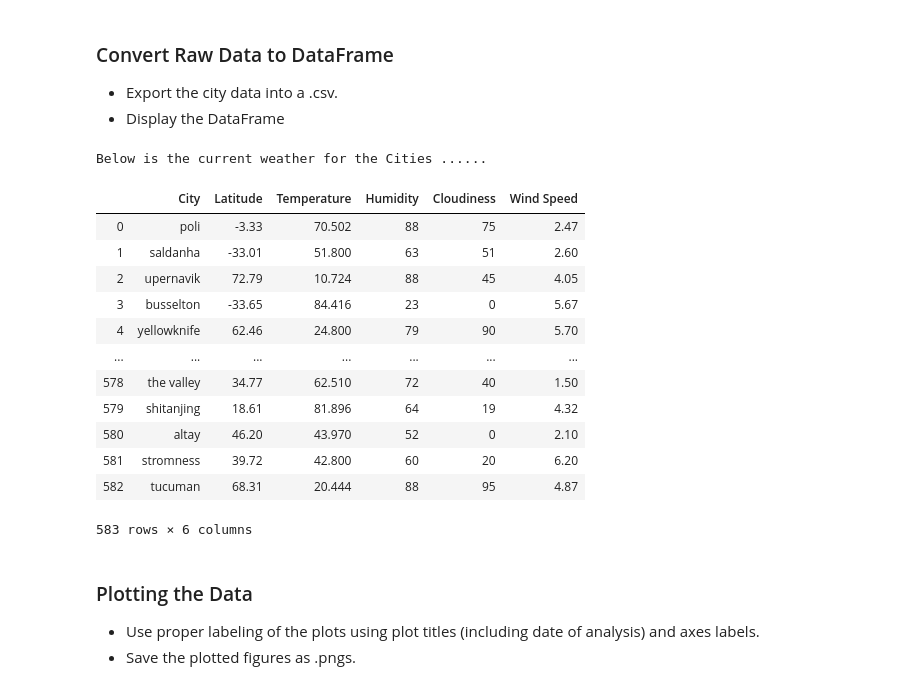
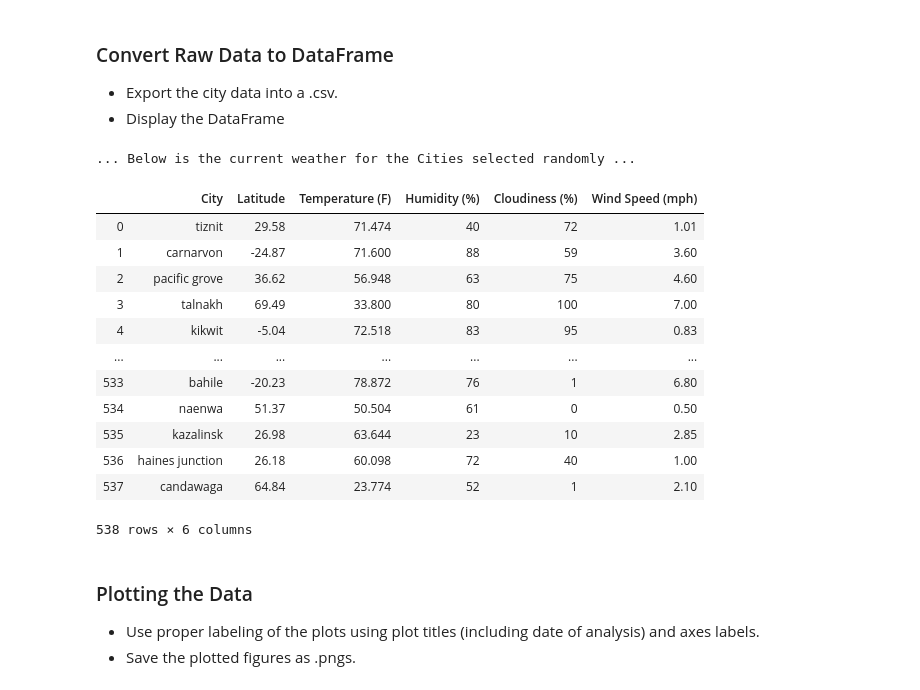
Before and after one commit to Soumya-Patil/Python-API-Challenge, a Jupyter notebook: WeatherPy/WeatherPy.ipynb, the cells around one changed output. Drawn from its saved outputs; the diff is of its cells as text; code cells hidden in the pictures.

```diff
--- a/WeatherPy/WeatherPy.ipynb
+++ b/WeatherPy/WeatherPy.ipynb
@@ -111,33 +111,33 @@ City Number : 3422683
 * Export the city data into a .csv.
 * Display the DataFrame
 # %%
-# Zip the lists of the responses
+# Zip the list of the responses
 zippedList = list(zip(cities,lat,temp,humid,cloud,w_speed))
 
 #Convert to a DataFrame and Name the Columns
-cityWeather = pd.DataFrame(zippedList, columns = ['City' , 'Latitude', 'Temperature', 'Humidity' , 'Cloudiness' , 'Wind Speed'])
+cityWeather = pd.DataFrame(zippedList, columns = ['City' , 'Latitude', 'Temperature (F)', 'Humidity (%)' , 'Cloudiness (%)' , 'Wind Speed (mph)'])
 
 # Save as a csv
 # Note to avoid any issues later, use encoding="utf-8"
 cityWeather.to_csv("city_weather.csv", encoding="utf-8", index=False)
 
-print("Below is the current weather for the Cities ......")
+print("\n\n... Below is the current weather for the Cities selected randomly ...")
 cityWeather
 # %% [output]
-Below is the current weather for the Cities ......
+... Below is the current weather for the Cities selected randomly ...
-|  | City | Latitude | Temperature | Humidity | Cloudiness | Wind Speed |
-| 0 | poli | -3.33 | 70.502 | 88 | 75 | 2.47 |
-| 1 | saldanha | -33.01 | 51.800 | 63 | 51 | 2.60 |
-| 2 | upernavik | 72.79 | 10.724 | 88 | 45 | 4.05 |
-| 3 | busselton | -33.65 | 84.416 | 23 | 0 | 5.67 |
-| 4 | yellowknife | 62.46 | 24.800 | 79 | 90 | 5.70 |
+|  | City | Latitude | Temperature (F) | Humidity (%) | Cloudiness (%) | Wind Speed (mph) |
+| 0 | tiznit | 29.58 | 71.474 | 40 | 72 | 1.01 |
+| 1 | carnarvon | -24.87 | 71.600 | 88 | 59 | 3.60 |
+| 2 | pacific grove | 36.62 | 56.948 | 63 | 75 | 4.60 |
+| 3 | talnakh | 69.49 | 33.800 | 80 | 100 | 7.00 |
+| 4 | kikwit | -5.04 | 72.518 | 83 | 95 | 0.83 |
 | ... | ... | ... | ... | ... | ... | ... |
-| 578 | the valley | 34.77 | 62.510 | 72 | 40 | 1.50 |
-| 579 | shitanjing | 18.61 | 81.896 | 64 | 19 | 4.32 |
-| 580 | altay | 46.20 | 43.970 | 52 | 0 | 2.10 |
-| 581 | stromness | 39.72 | 42.800 | 60 | 20 | 6.20 |
-| 582 | tucuman | 68.31 | 20.444 | 88 | 95 | 4.87 |
+| 533 | bahile | -20.23 | 78.872 | 76 | 1 | 6.80 |
+| 534 | naenwa | 51.37 | 50.504 | 61 | 0 | 0.50 |
+| 535 | kazalinsk | 26.98 | 63.644 | 23 | 10 | 2.85 |
+| 536 | haines junction | 26.18 | 60.098 | 72 | 40 | 1.00 |
+| 537 | candawaga | 64.84 | 23.774 | 52 | 1 | 2.10 |
-583 rows × 6 columns
+538 rows × 6 columns
 # %% [markdown]
 ### Plotting the Data
 * Use proper labeling of the plots using plot titles (including date of analysis) and axes labels.
```
Also changed, not shown: parts of 34 cells of this notebook.
